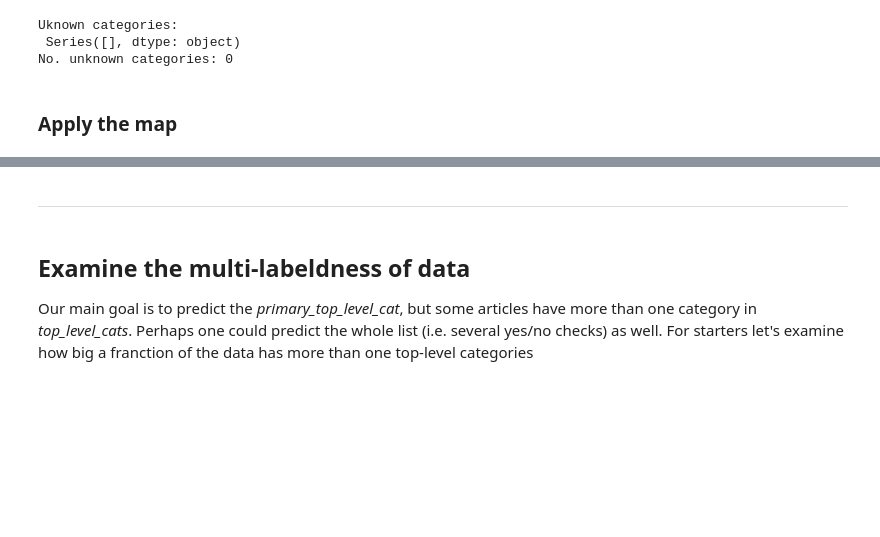
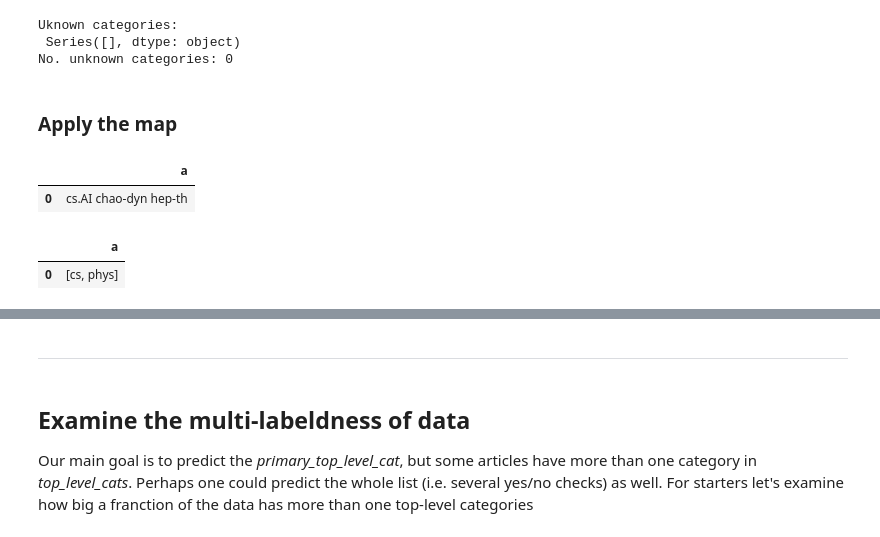
Before and after one commit to olszewskip/ArXiv_Classifier, a Jupyter notebook: arXiv_cleanup.ipynb, the cells around one changed output, grey strips where cells are left out. Cells and saved outputs as stored; diff of their text form; code cells hidden in the pictures; blank space fills up the shorter version.

```diff
--- a/arXiv_cleanup.ipynb
+++ b/arXiv_cleanup.ipynb
@@ -446,13 +487,18 @@ def lift_category(cat):
 
 lift_category = np.vectorize(lift_category)
 # %%
-# # For example
+# For example
 
-# nico = pd.DataFrame({'a':['cs.AI chao-dyn hep-th']})
-# display(nico)
+nico = pd.DataFrame({'a':['cs.AI chao-dyn hep-th']})
+display(nico)
 
-# nico.a = nico.a.str.split().map(lift_category).map(np.unique)
-# nico
+nico.a = nico.a.str.split().map(lift_category).map(np.unique)
+nico # 'a': ['cs', 'phys']
+# %% [output]
+|  | a |
+| 0 | cs.AI chao-dyn hep-th |
+|  | a |
+| 0 | [cs, phys] |
 # %%
 all_data['top_level_cats'] = all_data.categories.str.split().map(lift_category).map(np.unique)
 all_data['primary_top_level_cat'] = all_data.primary_cat.map(lift_category)
```
Also changed, not shown: parts of 12 cells of this notebook.
